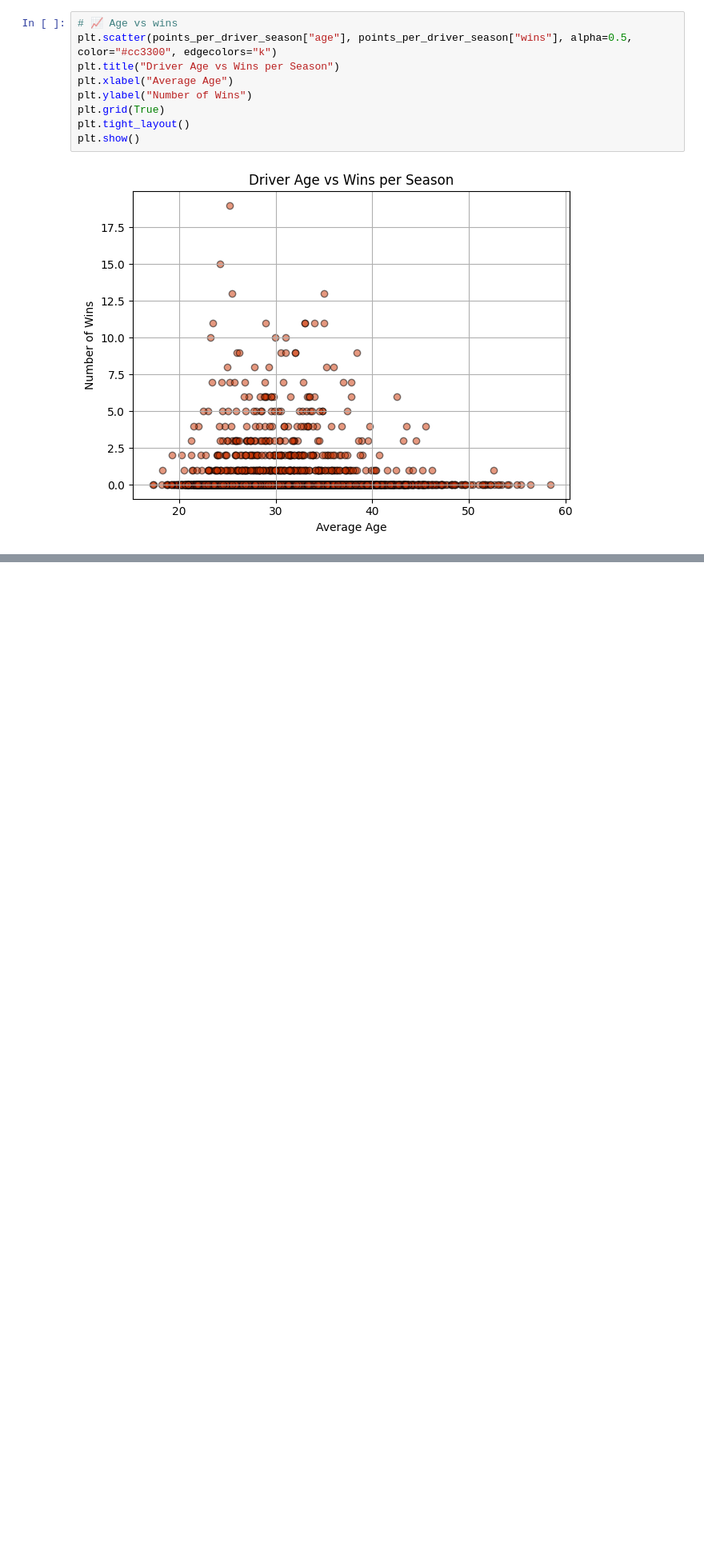
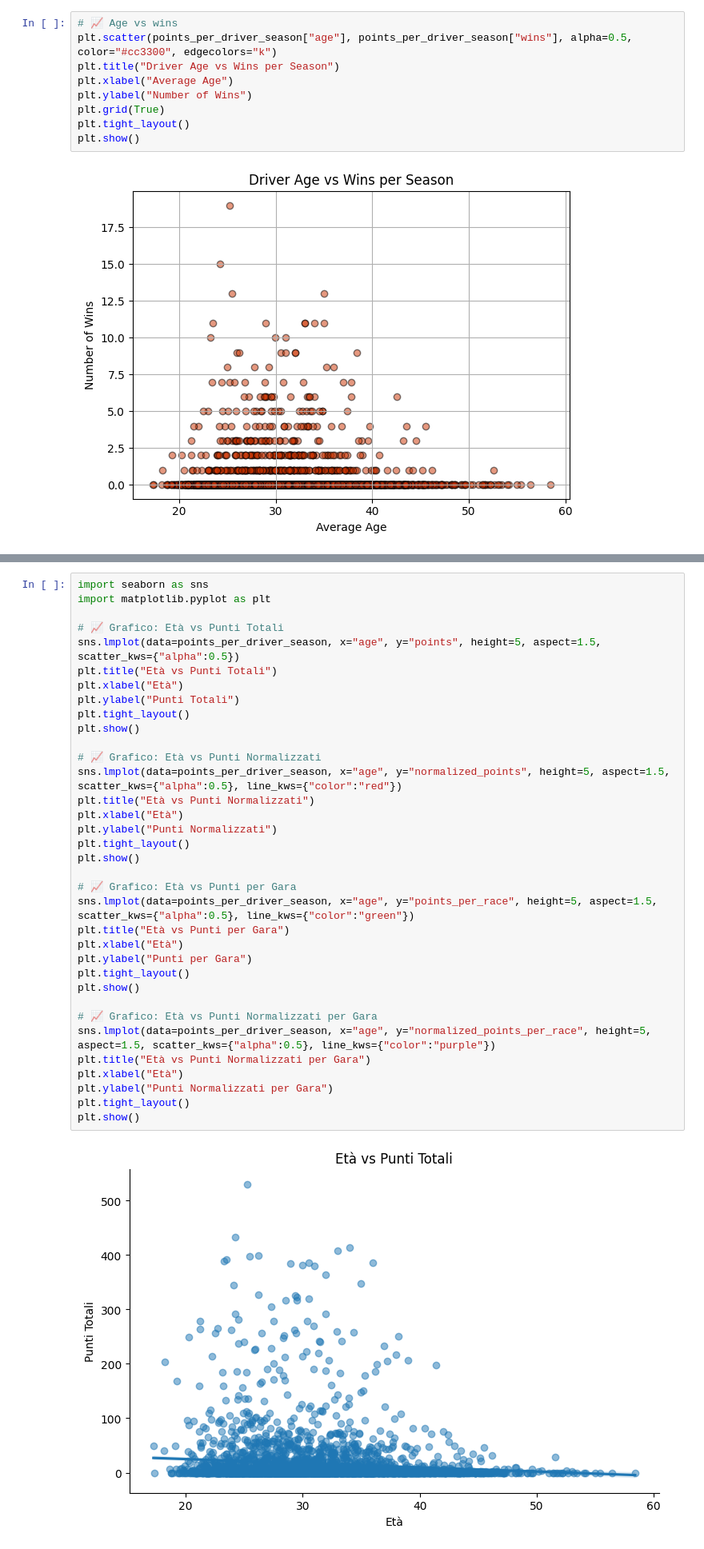
Before and after one commit to musacchio7/f1-ml, a Jupyter notebook: notebooks/kaggle_f1_championship/03_driver_age_analysis.ipynb, the cells around one changed output, grey strips where cells are left out. Shown at 80% size. Cells and saved outputs as stored; diff of their text form; blank space fills up the shorter version.

```diff
--- a/notebooks/kaggle_f1_championship/03_driver_age_analysis.ipynb
+++ b/notebooks/kaggle_f1_championship/03_driver_age_analysis.ipynb
@@ -97,0 +170,37 @@ print(f"📌 Correlation between Age and Wins: {corr_wins:.3f}")
+# %%
+import seaborn as sns
+import matplotlib.pyplot as plt
+
+# 📈 Grafico: Età vs Punti Totali
+sns.lmplot(data=points_per_driver_season, x="age", y="points", height=5, aspect=1.5, scatter_kws={"alpha":0.5})
+plt.title("Età vs Punti Totali")
+plt.xlabel("Età")
+plt.ylabel("Punti Totali")
+plt.tight_layout()
+plt.show()
+
+# 📈 Grafico: Età vs Punti Normalizzati
+sns.lmplot(data=points_per_driver_season, x="age", y="normalized_points", height=5, aspect=1.5, scatter_kws={"alpha":0.5}, line_kws={"color":"red"})
+plt.title("Età vs Punti Normalizzati")
+plt.xlabel("Età")
+plt.ylabel("Punti Normalizzati")
+plt.tight_layout()
+plt.show()
+
+# 📈 Grafico: Età vs Punti per Gara
+sns.lmplot(data=points_per_driver_season, x="age", y="points_per_race", height=5, aspect=1.5, scatter_kws={"alpha":0.5}, line_kws={"color":"green"})
+plt.title("Età vs Punti per Gara")
+plt.xlabel("Età")
+plt.ylabel("Punti per Gara")
+plt.tight_layout()
+plt.show()
+
+# 📈 Grafico: Età vs Punti Normalizzati per Gara
+sns.lmplot(data=points_per_driver_season, x="age", y="normalized_points_per_race", height=5, aspect=1.5, scatter_kws={"alpha":0.5}, line_kws={"color":"purple"})
+plt.title("Età vs Punti Normalizzati per Gara")
+plt.xlabel("Età")
+plt.ylabel("Punti Normalizzati per Gara")
+plt.tight_layout()
+plt.show()
+# %% [output]
+[figure, added]
```
Also changed, not shown: parts of 14 cells of this notebook, 3 other files.
